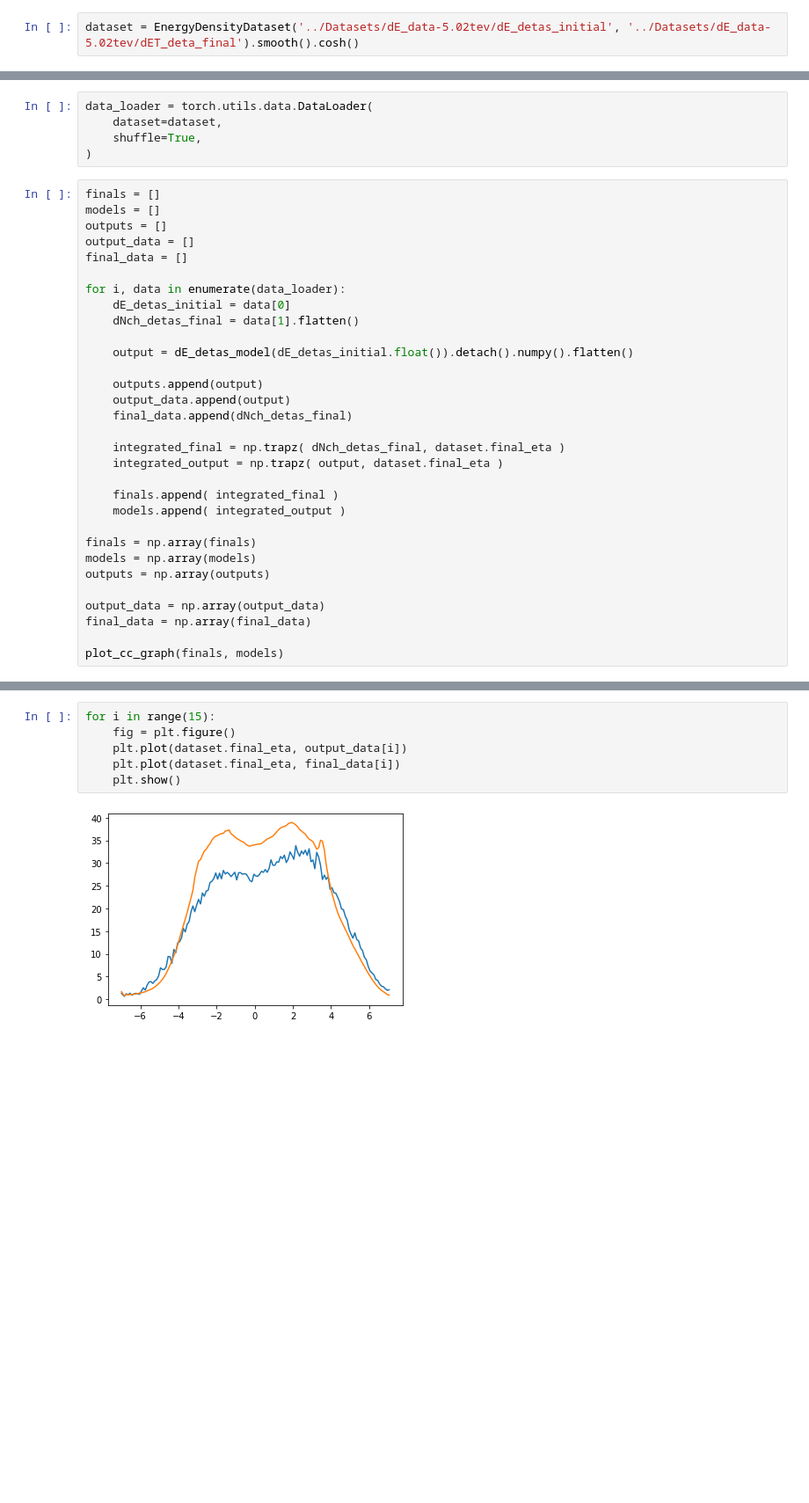
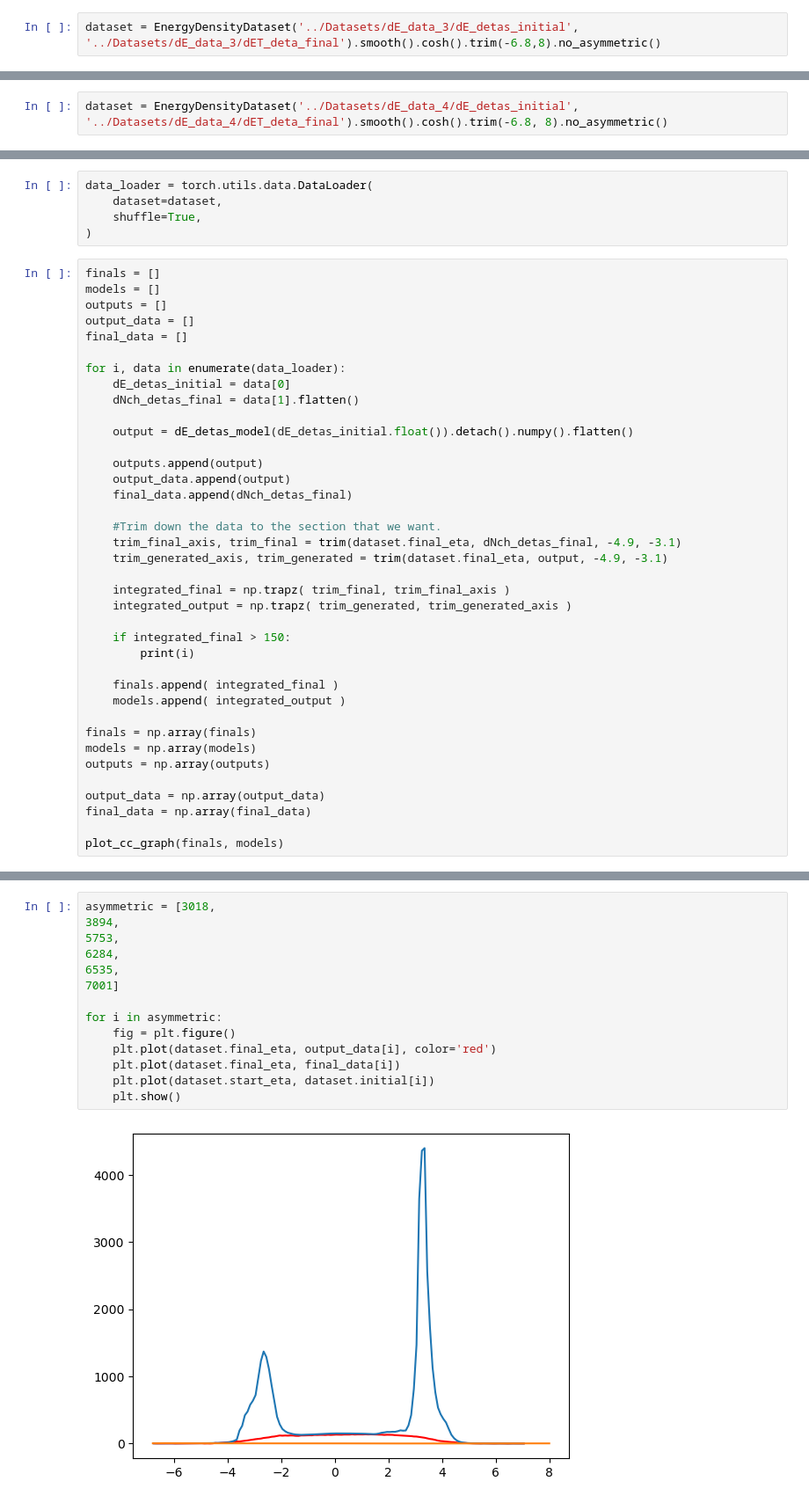
Before and after one commit to bboud/hydro-ml, a Jupyter notebook: hydroml/Notebooks/dE_detas.ipynb, the cells around one changed output, grey strips where cells are left out. Shown: that part at 88% size. Drawn from its saved outputs; the diff is of its cells as text; blank space fills up the shorter version.

```diff
--- a/hydroml/Notebooks/dE_detas.ipynb
+++ b/hydroml/Notebooks/dE_detas.ipynb
@@ -19,4 +19,4 @@ import numpy as np
 
 import torch
 # %%
-dataset = EnergyDensityDataset('../Datasets/dE_data-5.02tev/dE_detas_initial', '../Datasets/dE_data-5.02tev/dET_deta_final').smooth().cosh()
+dataset = EnergyDensityDataset('../Datasets/dE_data_3/dE_detas_initial', '../Datasets/dE_data_3/dET_deta_final').smooth().cosh().trim(-6.8,8).no_asymmetric()
@@ -86,0 +85,2 @@ dataset = EnergyDensityDataset('../Datasets/dE_data-5.02tev/dE_detas_initial', '
+# %%
+dataset = EnergyDensityDataset('../Datasets/dE_data_4/dE_detas_initial', '../Datasets/dE_data_4/dET_deta_final').smooth().cosh().trim(-6.8, 8).no_asymmetric()
@@ -106,8 +108,15 @@ for i, data in enumerate(data_loader):
     output_data.append(output)
     final_data.append(dNch_detas_final)
 
-    integrated_final = np.trapz( dNch_detas_final, dataset.final_eta )
-    integrated_output = np.trapz( output, dataset.final_eta )
+    #Trim down the data to the section that we want.
+    trim_final_axis, trim_final = trim(dataset.final_eta, dNch_detas_final, -4.9, -3.1)
+    trim_generated_axis, trim_generated = trim(dataset.final_eta, output, -4.9, -3.1)
+
+    integrated_final = np.trapz( trim_final, trim_final_axis )
+    integrated_output = np.trapz( trim_generated, trim_generated_axis )
+
+    if integrated_final > 150:
+        print(i)
 
     finals.append( integrated_final )
     models.append( integrated_output )
@@ -125,8 +134,16 @@ plot_cc_graph(finals, models)
 # %%
-for i in range(15):
+asymmetric = [3018,
+3894,
+5753,
+6284,
+6535,
+7001]
+
+for i in asymmetric:
     fig = plt.figure()
-    plt.plot(dataset.final_eta, output_data[i])
+    plt.plot(dataset.final_eta, output_data[i], color='red')
     plt.plot(dataset.final_eta, final_data[i])
+    plt.plot(dataset.start_eta, dataset.initial[i])
     plt.show()
 # %% [output]
-[figure, old version]
+[figure, new version]
```
Also changed, not shown: parts of 7 cells of this notebook.
